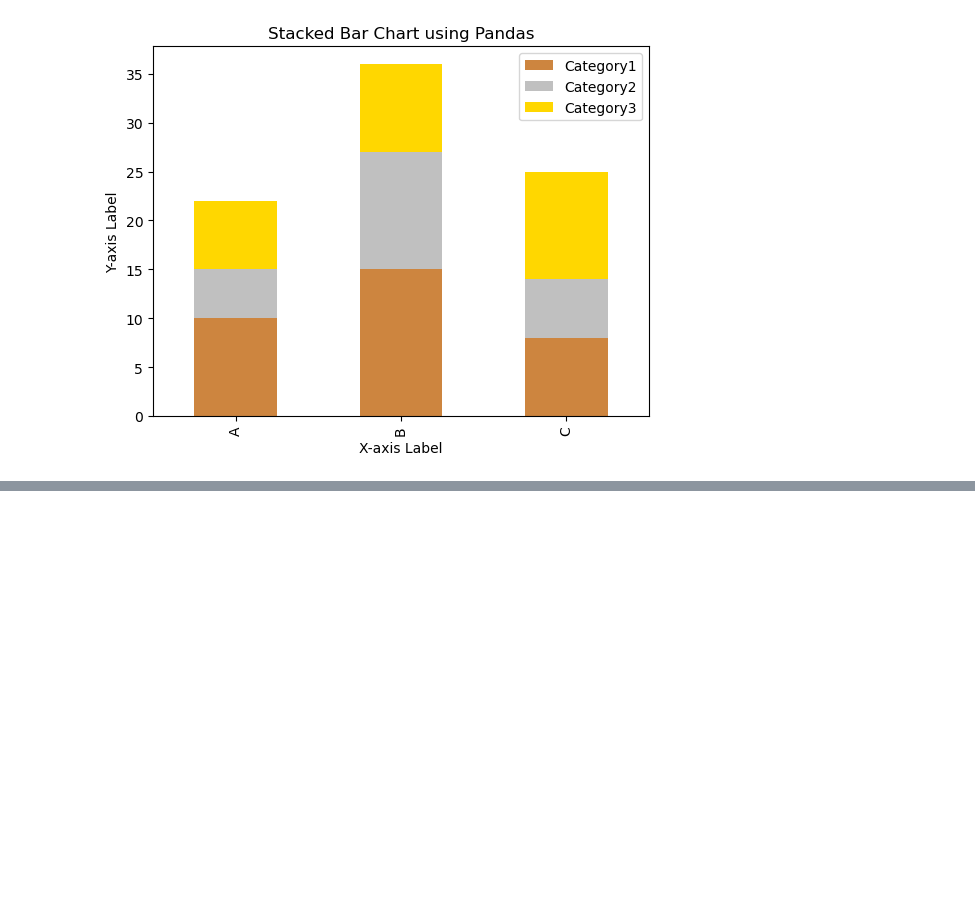
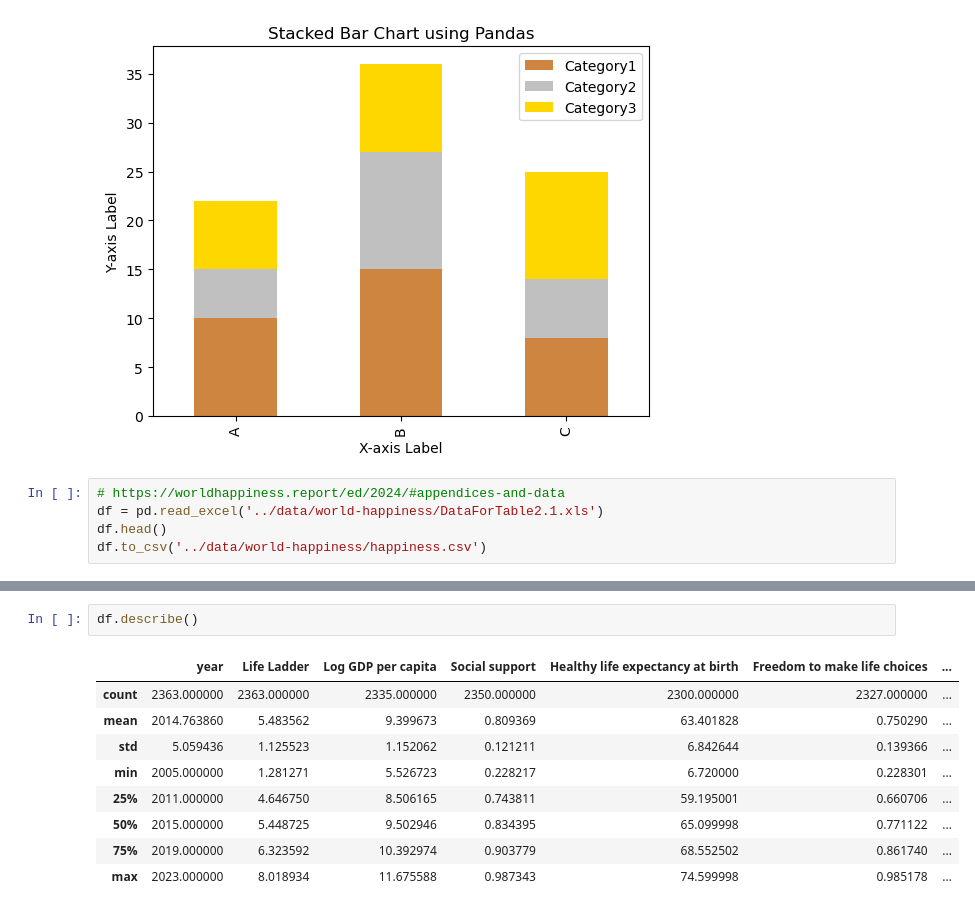
Before and after one commit to JimGile/group3-project1, a Jupyter notebook: src/jg_scratch.ipynb, the cells around one changed output, grey strips where cells are left out. Cells and saved outputs as stored; diff of their text form; blank space fills up the shorter version.

Commit message:
country code clean up code outline

```diff
--- a/src/jg_scratch.ipynb
+++ b/src/jg_scratch.ipynb
@@ -27,3 +27,8 @@ plt.ylabel('Y-axis Label')
 plt.show()
 # %% [output]
 [figure]
+# %%
+# https://worldhappiness.report/ed/2024/#appendices-and-data
+df = pd.read_excel('../data/world-happiness/DataForTable2.1.xls')
+df.head()
+df.to_csv('../data/world-happiness/happiness.csv')
@@ -29,0 +56,12 @@ plt.show()
+# %%
+df.describe()
+# %% [output]
+|  | year | Life Ladder | Log GDP per capita | Social support | Healthy life expectancy at birth | Freedom to make life choices | ... |
+| count | 2363.000000 | 2363.000000 | 2335.000000 | 2350.000000 | 2300.000000 | 2327.000000 | ... |
+| mean | 2014.763860 | 5.483562 | 9.399673 | 0.809369 | 63.401828 | 0.750290 | ... |
+| std | 5.059436 | 1.125523 | 1.152062 | 0.121211 | 6.842644 | 0.139366 | ... |
+| min | 2005.000000 | 1.281271 | 5.526723 | 0.228217 | 6.720000 | 0.228301 | ... |
+| 25% | 2011.000000 | 4.646750 | 8.506165 | 0.743811 | 59.195001 | 0.660706 | ... |
+| 50% | 2015.000000 | 5.448725 | 9.502946 | 0.834395 | 65.099998 | 0.771122 | ... |
+| 75% | 2019.000000 | 6.323592 | 10.392974 | 0.903779 | 68.552502 | 0.861740 | ... |
+| max | 2023.000000 | 8.018934 | 11.675588 | 0.987343 | 74.599998 | 0.985178 | ... |
```
Also changed, not shown: parts of 3 cells of this notebook, 1 other file.
